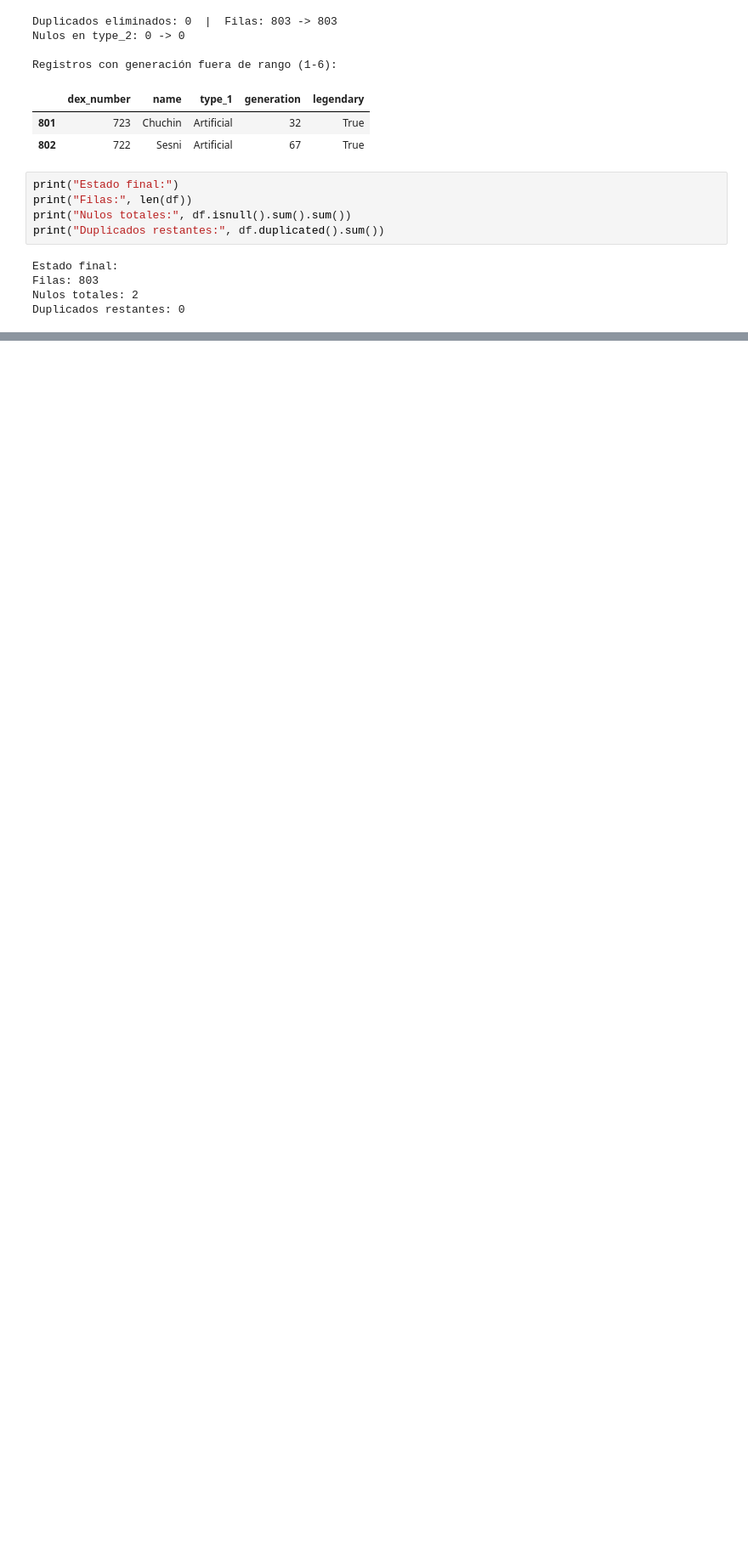
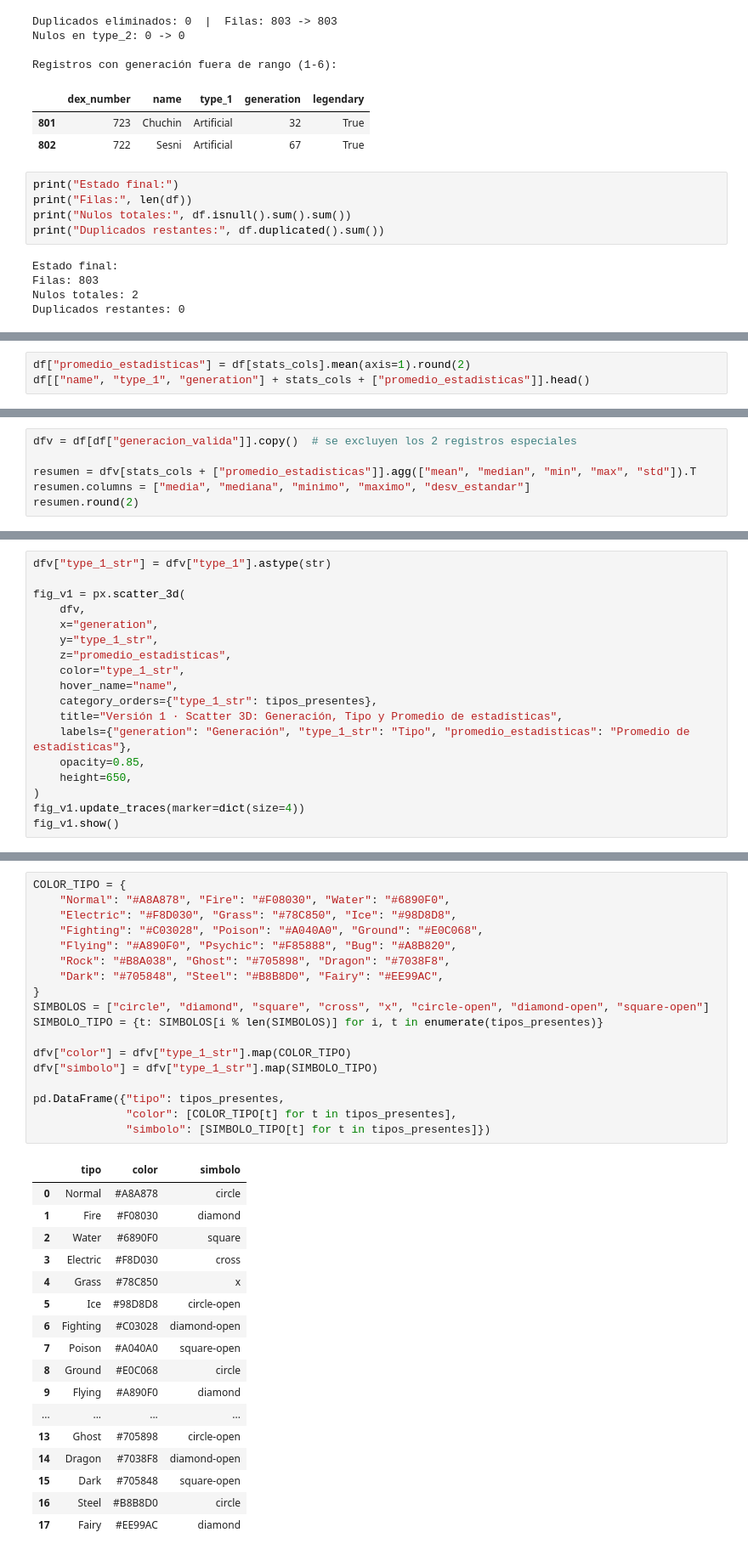
Before and after one commit to DevFntxy/ECBD_9A_IDGS_PRACTICAS_230892, a Jupyter notebook: Practica08/Practica08.ipynb, the cells around one changed output, grey strips where cells are left out. Shown at 85% size. Cells and saved outputs as stored; diff of their text form; blank space fills up the shorter version.

Commit message:
Practica - 08
Add - Se agrego el complemento de la practica utilizando los siguientes componentes para logar una grafica exitosa en scatter

```diff
--- a/Practica08/Practica08.ipynb
+++ b/Practica08/Practica08.ipynb
@@ -219,0 +241,3 @@ Duplicados restantes: 0
+# %%
+df["promedio_estadisticas"] = df[stats_cols].mean(axis=1).round(2)
+df[["name", "type_1", "generation"] + stats_cols + ["promedio_estadisticas"]].head()
@@ -219,0 +253,6 @@ Duplicados restantes: 0
+# %%
+dfv = df[df["generacion_valida"]].copy()  # se excluyen los 2 registros especiales
+
+resumen = dfv[stats_cols + ["promedio_estadisticas"]].agg(["mean", "median", "min", "max", "std"]).T
+resumen.columns = ["media", "mediana", "minimo", "maximo", "desv_estandar"]
+resumen.round(2)
@@ -219,0 +376,18 @@ Duplicados restantes: 0
+# %%
+dfv["type_1_str"] = dfv["type_1"].astype(str)
+
+fig_v1 = px.scatter_3d(
+    dfv,
+    x="generation",
+    y="type_1_str",
+    z="promedio_estadisticas",
+    color="type_1_str",
+    hover_name="name",
+    category_orders={"type_1_str": tipos_presentes},
+    title="Versión 1 · Scatter 3D: Generación, Tipo y Promedio de estadísticas",
+    labels={"generation": "Generación", "type_1_str": "Tipo", "promedio_estadisticas": "Promedio de estadísticas"},
+    opacity=0.85,
+    height=650,
+)
+fig_v1.update_traces(marker=dict(size=4))
+fig_v1.show()
@@ -219,0 +402,36 @@ Duplicados restantes: 0
+# %%
+COLOR_TIPO = {
+    "Normal": "#A8A878", "Fire": "#F08030", "Water": "#6890F0",
+    "Electric": "#F8D030", "Grass": "#78C850", "Ice": "#98D8D8",
+    "Fighting": "#C03028", "Poison": "#A040A0", "Ground": "#E0C068",
+    "Flying": "#A890F0", "Psychic": "#F85888", "Bug": "#A8B820",
+    "Rock": "#B8A038", "Ghost": "#705898", "Dragon": "#7038F8",
+    "Dark": "#705848", "Steel": "#B8B8D0", "Fairy": "#EE99AC",
+}
+SIMBOLOS = ["circle", "diamond", "square", "cross", "x", "circle-open", "diamond-open", "square-open"]
+SIMBOLO_TIPO = {t: SIMBOLOS[i % len(SIMBOLOS)] for i, t in enumerate(tipos_presentes)}
+
+dfv["color"] = dfv["type_1_str"].map(COLOR_TIPO)
+dfv["simbolo"] = dfv["type_1_str"].map(SIMBOLO_TIPO)
+
+pd.DataFrame({"tipo": tipos_presentes,
+              "color": [COLOR_TIPO[t] for t in tipos_presentes],
+              "simbolo": [SIMBOLO_TIPO[t] for t in tipos_presentes]})
+# %% [output]
+|  | tipo | color | simbolo |
+| 0 | Normal | #A8A878 | circle |
+| 1 | Fire | #F08030 | diamond |
+| 2 | Water | #6890F0 | square |
+| 3 | Electric | #F8D030 | cross |
+| 4 | Grass | #78C850 | x |
+| 5 | Ice | #98D8D8 | circle-open |
+| 6 | Fighting | #C03028 | diamond-open |
+| 7 | Poison | #A040A0 | square-open |
+| 8 | Ground | #E0C068 | circle |
+| 9 | Flying | #A890F0 | diamond |
+| ... | ... | ... | ... |
+| 13 | Ghost | #705898 | circle-open |
+| 14 | Dragon | #7038F8 | diamond-open |
+| 15 | Dark | #705848 | square-open |
+| 16 | Steel | #B8B8D0 | circle |
+| 17 | Fairy | #EE99AC | diamond |
```
Also changed, not shown: parts of 20 cells of this notebook, 1 other file.
